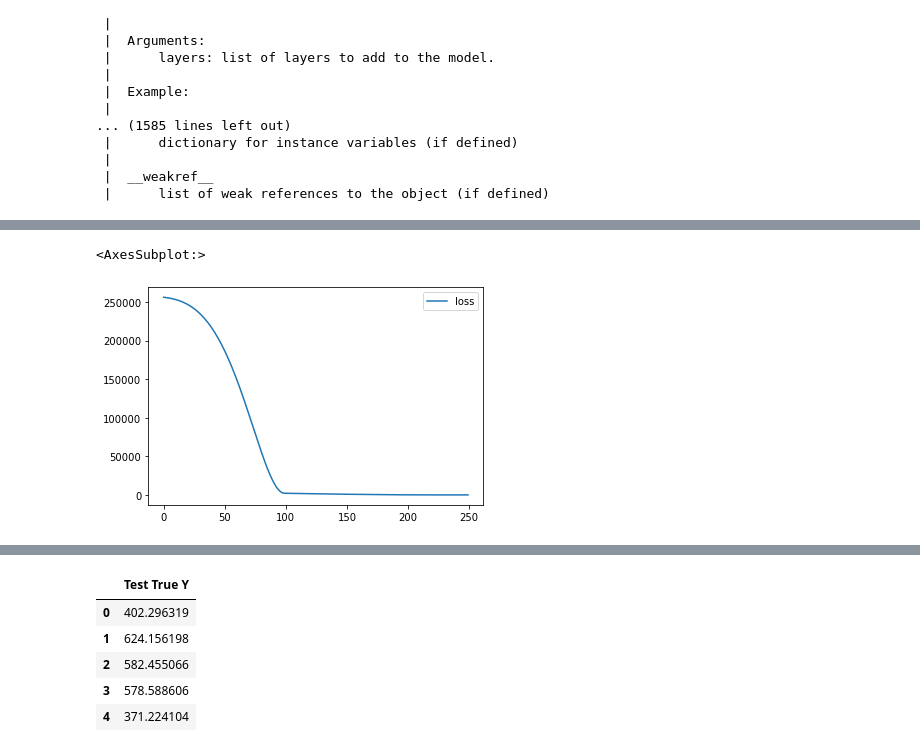
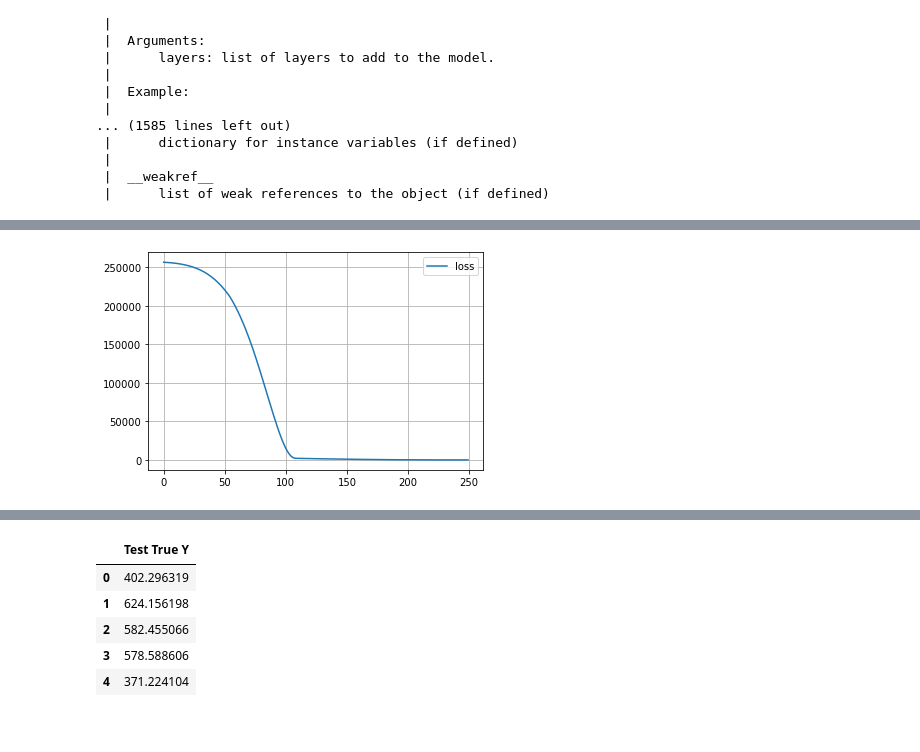
Before and after one commit to MastaMinds/Python_for_Data_Science_and_Machine_Learning, a Jupyter notebook: TensorFlow_FILES/AhmhmdTFonly.ipynb, the cells around one changed output, grey strips where cells are left out. Drawn from its saved outputs; the diff is of its cells as text; code cells hidden in the pictures.

```diff
--- a/TensorFlow_FILES/AhmhmdTFonly.ipynb
+++ b/TensorFlow_FILES/AhmhmdTFonly.ipynb
@@ -165,9 +169,9 @@ Epoch 250/250
 loss_df = pd.DataFrame(model.history.history)
 # %%
 loss_df.plot()
+plt.grid()
 # %% [output]
-<AxesSubplot:>
-[figure, old version]
+[figure, new version]
 # %%
 model.evaluate(X_train, y_train, verbose = 0)
 # %% [output]
```
Also changed, not shown: parts of 15 cells of this notebook, 2 other files.
